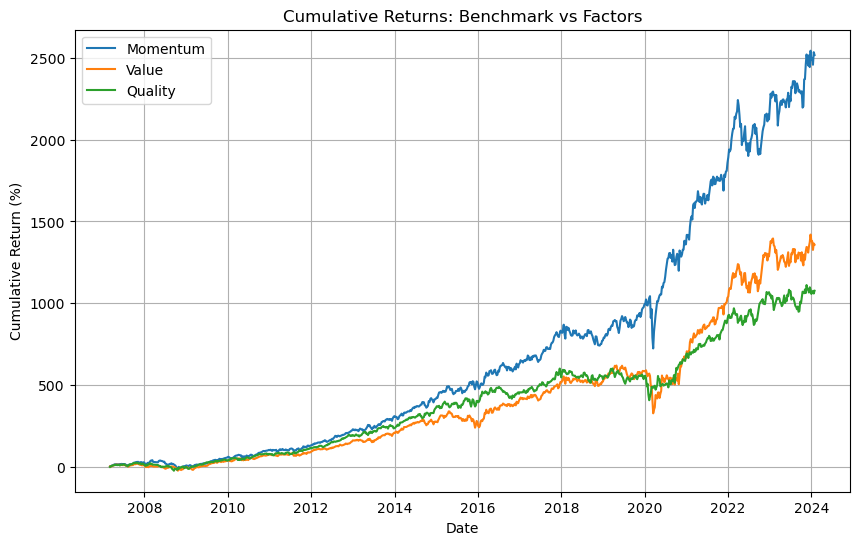
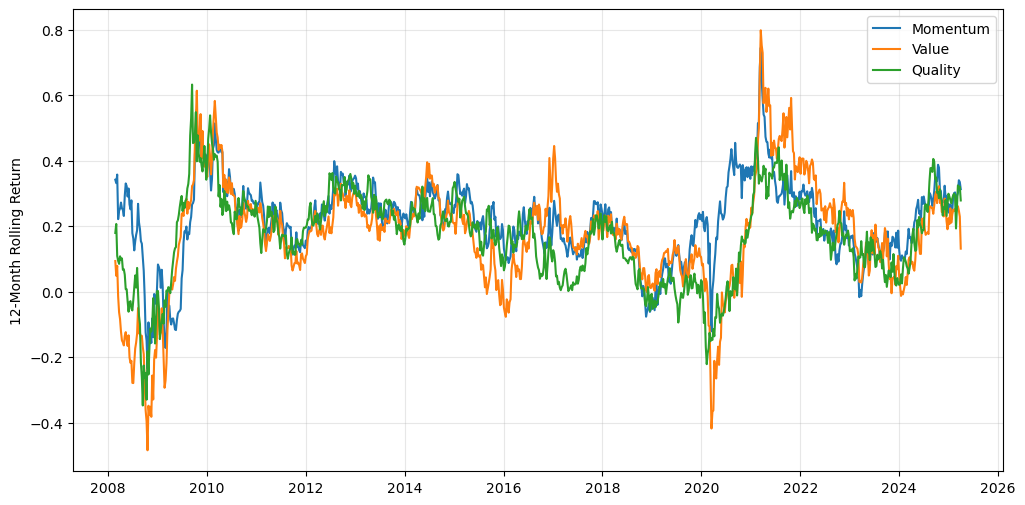
The change to this notebook cell's code, shown as a diff; its figure went from the first image to the second:
--- before
+++ after
@@ -1,10 +1,9 @@
-plt.figure(figsize=(10, 6))
-for col in cum_returns.columns:
-    plt.plot(cum_returns.index, cum_returns[col], label=col)
+rolling_12m = data[cols].rolling(52).sum()  # 52 weeks
 
-plt.title("Cumulative Returns: Benchmark vs Factors")
-plt.xlabel("Date")
-plt.ylabel("Cumulative Return (%)")
-plt.legend()
-plt.grid(True)
+plt.figure(figsize=(12,6))
+plt.plot(rolling_12m.index, rolling_12m)
+#plt.title("12-Month Rolling Factor Risk Premia")
+plt.ylabel("12-Month Rolling Return")
+plt.legend(cols)
+plt.grid(True, alpha=0.3)
 plt.show()

Commit: final version of models